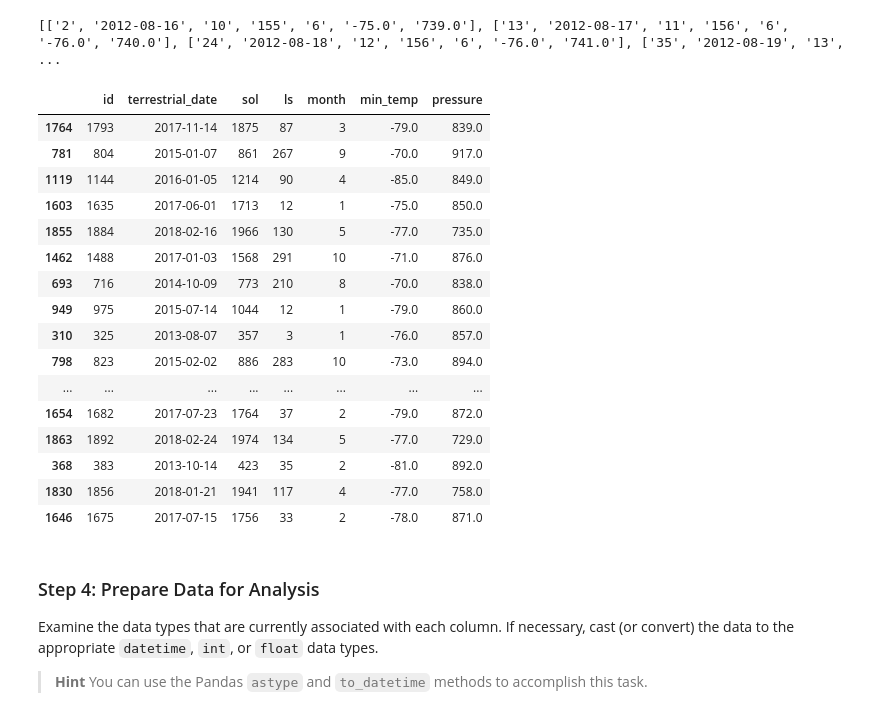
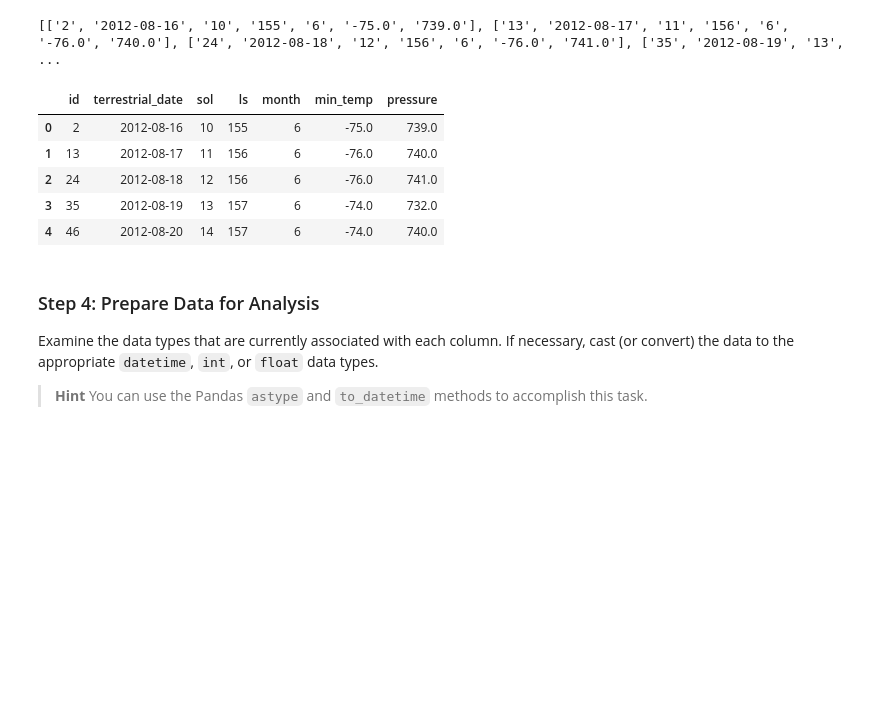
Before and after one commit to AlejandraFeatherston/data-collection-challenge, a Jupyter notebook: part_2_mars_weather.ipynb, the cells around one changed output. Cells and saved outputs as stored; diff of their text form; code cells hidden in the pictures; blank space fills up the shorter version.

```diff
--- a/part_2_mars_weather.ipynb
+++ b/part_2_mars_weather.ipynb
@@ -72,25 +72,14 @@ df = pd.DataFrame(rows_list)
 df.columns = column_names
 # %%
 # Confirm DataFrame was created successfully
-df.sample(20)
+df.head(5)
 # %% [output]
 |  | id | terrestrial_date | sol | ls | month | min_temp | pressure |
-| 1764 | 1793 | 2017-11-14 | 1875 | 87 | 3 | -79.0 | 839.0 |
-| 781 | 804 | 2015-01-07 | 861 | 267 | 9 | -70.0 | 917.0 |
-| 1119 | 1144 | 2016-01-05 | 1214 | 90 | 4 | -85.0 | 849.0 |
-| 1603 | 1635 | 2017-06-01 | 1713 | 12 | 1 | -75.0 | 850.0 |
-| 1855 | 1884 | 2018-02-16 | 1966 | 130 | 5 | -77.0 | 735.0 |
-| 1462 | 1488 | 2017-01-03 | 1568 | 291 | 10 | -71.0 | 876.0 |
-| 693 | 716 | 2014-10-09 | 773 | 210 | 8 | -70.0 | 838.0 |
-| 949 | 975 | 2015-07-14 | 1044 | 12 | 1 | -79.0 | 860.0 |
-| 310 | 325 | 2013-08-07 | 357 | 3 | 1 | -76.0 | 857.0 |
-| 798 | 823 | 2015-02-02 | 886 | 283 | 10 | -73.0 | 894.0 |
-| ... | ... | ... | ... | ... | ... | ... | ... |
-| 1654 | 1682 | 2017-07-23 | 1764 | 37 | 2 | -79.0 | 872.0 |
-| 1863 | 1892 | 2018-02-24 | 1974 | 134 | 5 | -77.0 | 729.0 |
-| 368 | 383 | 2013-10-14 | 423 | 35 | 2 | -81.0 | 892.0 |
-| 1830 | 1856 | 2018-01-21 | 1941 | 117 | 4 | -77.0 | 758.0 |
-| 1646 | 1675 | 2017-07-15 | 1756 | 33 | 2 | -78.0 | 871.0 |
+| 0 | 2 | 2012-08-16 | 10 | 155 | 6 | -75.0 | 739.0 |
+| 1 | 13 | 2012-08-17 | 11 | 156 | 6 | -76.0 | 740.0 |
+| 2 | 24 | 2012-08-18 | 12 | 156 | 6 | -76.0 | 741.0 |
+| 3 | 35 | 2012-08-19 | 13 | 157 | 6 | -74.0 | 732.0 |
+| 4 | 46 | 2012-08-20 | 14 | 157 | 6 | -74.0 | 740.0 |
 # %% [markdown]
 ### Step 4: Prepare Data for Analysis
 
```
Also changed, not shown: parts of 2 cells of this notebook.
